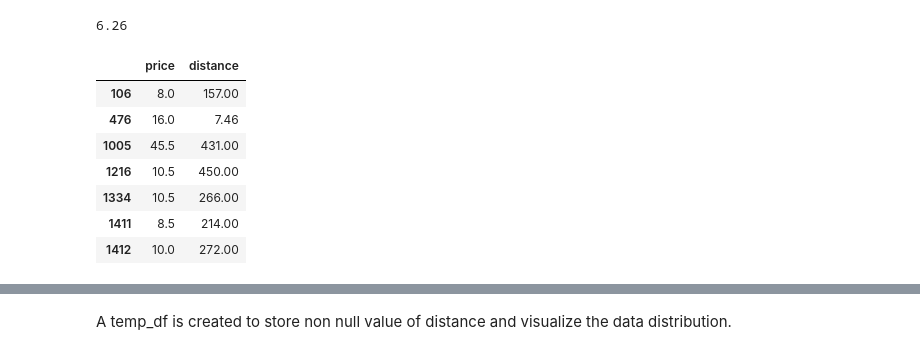
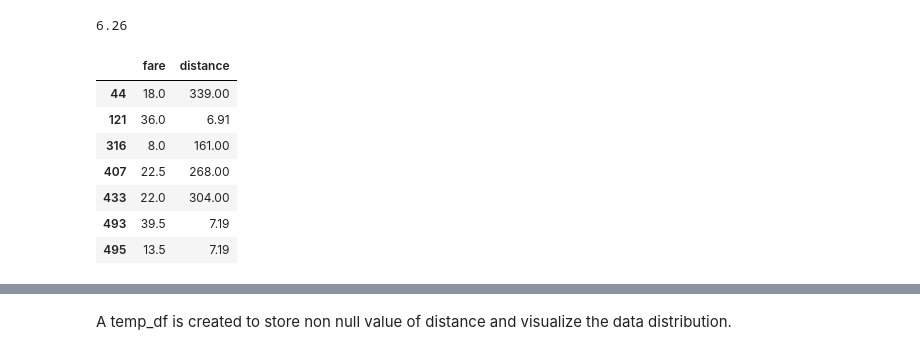
Before and after one commit to Mahir-Uddin0/Uber-Fare-Prediction, a Jupyter notebook: Notebooks/Data Preprocessing.ipynb, the cells around one changed output, grey strips where cells are left out. Drawn from its saved outputs; the diff is of its cells as text; code cells hidden in the pictures.

```diff
--- a/Notebooks/Data Preprocessing.ipynb
+++ b/Notebooks/Data Preprocessing.ipynb
@@ -20,0 +143,7 @@ df.head(7)
+# %%
+cols = ['timestamp', 'date', 'hour', 'day_of_week', 'month', 'source', 'destination', 'ride_company', 'ride_type_id', 'ride_type', 'visibility', 'cloud_cover',
+        'uv_index', 'distance', 'surge_multiplier', 'fare', 'temperature', 'humidity', 'wind_speed', 'weather_desc_short', 'weather_desc_long', 'weather_status', 'pressure']
+df = df[cols]
+# Sort the DataFrame by timestamp in ascending order
+df = df.sort_values(by="timestamp").reset_index(drop=True)
+df.head()
@@ -23,2 +181,6 @@ df.info()
+# %%
+df["humidity"] = pd.to_numeric(df["humidity"], errors="coerce")
+df["pressure"] = pd.to_numeric(df["pressure"], errors="coerce")
+df["surge_multiplier"] = pd.to_numeric(df["surge_multiplier"], errors="coerce")
 # %%
 df.describe()
@@ -54,7 +284,7 @@ df[~df['price'].isna()]["name"].unique()
 ### This shows the diversity of ride types when price is available — indicating that the missing data is specific to Taxi.
 ### The missing price values are not due to random data loss but are structurally missing only for Taxi rides. Since no pricing data is available for these rides, we can safely remove them from our modeling dataset.
 # %%
-df = df[~df["price"].isna()].reset_index(drop=True)
+df = df[~df["fare"].isna()].reset_index(drop=True)
 # %% [markdown]
 ### **Handling outliers in price column**
 75th percentile value is 22.5 USD while max is 6500 USD. All the rides of these dataset were inside Boston city. So, such high price will deteriorate the model performance.
@@ -114,12 +406,12 @@ df[["source","destination","name"]].drop_duplicates()
 # %%
 price_threshold = 100
 
-group_means = df[df["price"] <= price_threshold].groupby(
-    ["source", "destination", "name"]
-)["price"].mean()
+group_means = df[df["fare"] <= price_threshold].groupby(
+    ["source", "destination", "ride_type"]
+)["fare"].mean()
 
-df.loc[df["price"]>price_threshold, "price"] = df[df["price"]>price_threshold].apply(
-    lambda row: group_means.get((row["source"], row["destination"], row["name"]), np.nan),
+df.loc[df["fare"]>price_threshold, "fare"] = df[df["fare"]>price_threshold].apply(
+    lambda row: group_means.get((row["source"], row["destination"], row["ride_type"]), np.nan),
     axis=1
 )
 # %%
@@ -161,14 +453,14 @@ df["distance"].quantile(0.99)
 # %% [output]
 6.26
 # %%
-df[df["distance"]>6.26][["price","distance"]].head(7)
+df[df["distance"]>6.26][["fare","distance"]].head(7)
 # %% [output]
-|  | price | distance |
-| 106 | 8.0 | 157.00 |
-| 476 | 16.0 | 7.46 |
-| 1005 | 45.5 | 431.00 |
-| 1216 | 10.5 | 450.00 |
-| 1334 | 10.5 | 266.00 |
-| 1411 | 8.5 | 214.00 |
-| 1412 | 10.0 | 272.00 |
+|  | fare | distance |
+| 44 | 18.0 | 339.00 |
+| 121 | 36.0 | 6.91 |
+| 316 | 8.0 | 161.00 |
+| 407 | 22.5 | 268.00 |
+| 433 | 22.0 | 304.00 |
+| 493 | 39.5 | 7.19 |
+| 495 | 13.5 | 7.19 |
 # %%
```
Also changed, not shown: parts of 44 cells of this notebook.
